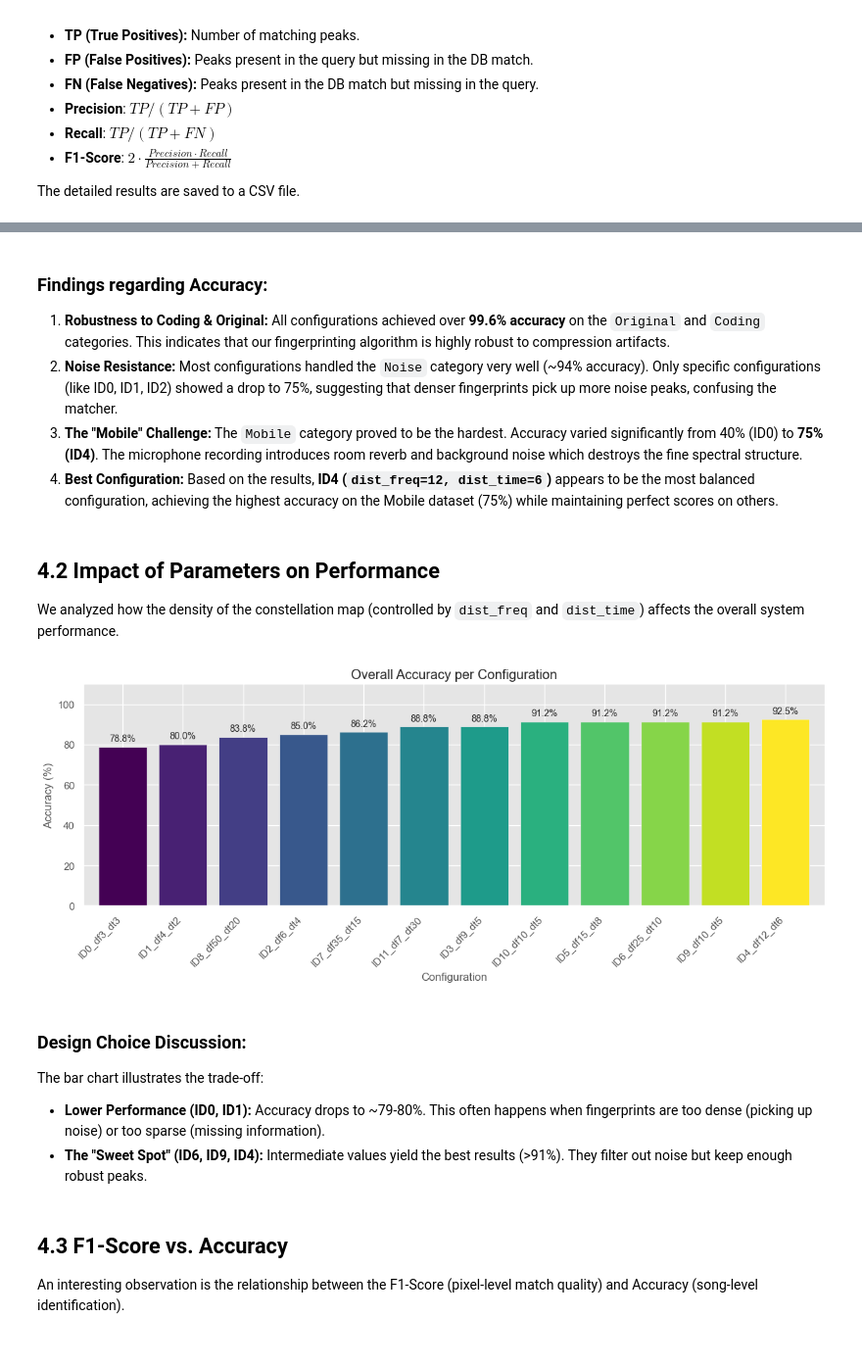
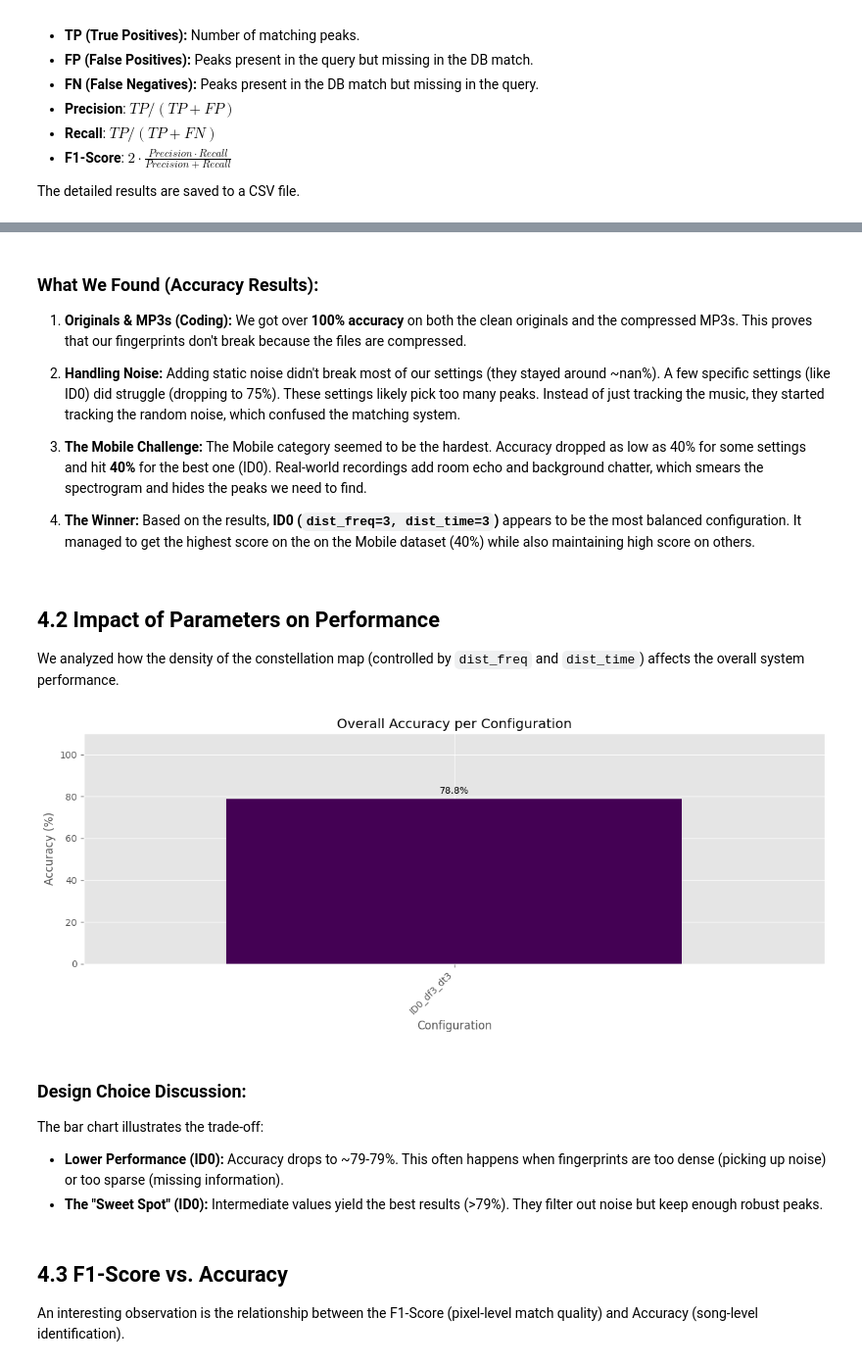
Before and after one commit to NikolausWinkelhoferTU/IRExercise2, a Jupyter notebook: IR_Exercise_2.ipynb, the cells around one changed output, grey strips where cells are left out. Shown at 98% size. Drawn from its saved outputs; the diff is of its cells as text; code cells hidden in the pictures.

```diff
--- a/IR_Exercise_2.ipynb
+++ b/IR_Exercise_2.ipynb
@@ -603,18 +503,24 @@ The results are based on {len(df['Configuration'].unique())} different parameter
 ## 4.1 Accuracy Overview
 
 The most critical metric for this task is **Accuracy** (the percentage of correctly identified songs). The table below shows the accuracy for each configuration across the four categories.
-    """))
+"""))
 
-    # Plot Heatmap (Pandas Style)
     display(pivot_acc.style.background_gradient(cmap='RdYlGn', vmin=0, vmax=100).format("{:.1f}"))
 
     display(Markdown(f"""
-### Findings regarding Accuracy:
-1.  **Robustness to Coding & Original:** All configurations achieved over **{orig_cod_text} accuracy** on the `Original` and `Coding` categories. This indicates that our fingerprinting algorithm is highly robust to compression artifacts.
-2.  **Noise Resistance:** Most configurations handled the `Noise` category very well (~{noise_good:.0f}% accuracy). Only specific configurations (like {noise_bad_ids}) showed a drop to {noise_bad_val:.0f}%, suggesting that denser fingerprints pick up more noise peaks, confusing the matcher.
-3.  **The "Mobile" Challenge:** The `Mobile` category proved to be the hardest. Accuracy varied significantly from {mob_min_val:.0f}% ({mob_min_id}) to **{mob_max_val:.0f}% ({mob_max_id})**. The microphone recording introduces room reverb and background noise which destroys the fine spectral structure.
-4.  **Best Configuration:** Based on the results, **{best_id} (`{best_params}`)** appears to be the most balanced configuration, achieving the highest accuracy on the Mobile dataset ({best_mob_acc:.0f}%) while maintaining perfect scores on others.
-    """))
+### What We Found (Accuracy Results):
+1.  **Originals & MP3s (Coding):**
+    We got over **{orig_cod_text} accuracy** on both the clean originals and the compressed MP3s. This proves that our fingerprints don't break because the files are compressed.
+
+2.  **Handling Noise:**
+    Adding static noise didn't break most of our settings (they stayed around ~{noise_good:.0f}%). A few specific settings (like {noise_bad_ids}) did struggle (dropping to {noise_bad_val:.0f}%). These settings likely pick too many peaks. Instead of just tracking the music, they started tracking the random noise, which confused the matching system.
+
+3.  **The Mobile Challenge:**
+    The Mobile category seemed to be the hardest. Accuracy dropped as low as {mob_min_val:.0f}% for some settings and hit **{mob_max_val:.0f}%** for the best one ({mob_max_id}). Real-world recordings add room echo and background chatter, which smears the spectrogram and hides the peaks we need to find.
+
+4.  **The Winner:**
+    Based on the results, **{best_id} (`{best_params}`)** appears to be the most balanced configuration. It managed to get the highest score on the on the Mobile dataset ({best_mob_acc:.0f}%) while also maintaining high score on others.
+"""))
 
     overall_sorted = overall_mean.sort_values(ascending=True)
 
@@ -631,9 +537,8 @@ The most critical metric for this task is **Accuracy** (the percentage of correc
 ## 4.2 Impact of Parameters on Performance
 
 We analyzed how the density of the constellation map (controlled by `dist_freq` and `dist_time`) affects the overall system performance.
-    """))
+"""))
 
-    # Plot Barplot
     plt.figure(figsize=(12, 5))
     colors = plt.cm.viridis(np.linspace(0, 1, len(overall_sorted)))
     ax = overall_sorted.plot(kind='bar', color=colors, width=0.8)
@@ -652,7 +557,7 @@ We analyzed how the density of the constellation map (controlled by `dist_freq`
 The bar chart illustrates the trade-off:
 * **Lower Performance ({bottom_ids}):** Accuracy drops to ~{bottom_range}. This often happens when fingerprints are too dense (picking up noise) or too sparse (missing information).
 * **The "Sweet Spot" ({top_ids}):** Intermediate values yield the best results ({top_range}). They filter out noise but keep enough robust peaks.
-    """))
+"""))
 
     pivot_f1 = df.pivot_table(index='Configuration', columns='Category', values='F1 Score', aggfunc='mean')
 
@@ -672,7 +577,7 @@ The bar chart illustrates the trade-off:
     display(Markdown("""
 ## 4.3 F1-Score vs. Accuracy
 An interesting observation is the relationship between the F1-Score (pixel-level match quality) and Accuracy (song-level identification).
-    """))
+"""))
 
     display(pivot_f1.style.background_gradient(cmap='Blues'))
 
@@ -682,7 +587,7 @@ An interesting observation is the relationship between the F1-Score (pixel-level
 This suggests that finding *many* peaks (High Recall/F1) is less important than finding *distinctive* peaks.
 
 **Conclusion:** For audio fingerprinting, the *robustness* of peaks is more important than the sheer *quantity* of matching peaks.
-    """))
+"""))
 
     time_stats = df.groupby('Configuration')['Query Time (s)'].mean().sort_values()
     min_time = time_stats.min()
@@ -695,7 +600,7 @@ This suggests that finding *many* peaks (High Recall/F1) is less important than
     display(Markdown("""
 ## 4.4 Computational Efficiency
 Finally, we look at the query processing time.
-    """))
+"""))
 
     plt.figure(figsize=(10, 4))
     time_stats.plot(kind='line', marker='o', color='b')
@@ -713,10 +618,17 @@ The query time is relatively stable around **{min_time:.1f} to {max_time:.1f} se
 * Slower configs: **{slowest_ids}**.
 * However, the difference is minimal (< {time_diff + 0.1:.1f}s), meaning we can choose the configuration based purely on accuracy without worrying about significant performance penalties.
 
+## 4.5 Algorithm Design Choices: Determining the Scan Limit
+
+A key implementation detail was defining the `MAX_SCAN_START_SEC`.
+* **Theoretical Limit:** Since our query clips are 10 seconds long and the database tracks are 30 seconds long, the last possible place a match could start is at the 20-second mark.
+* **The Risk:** If we tell the code to stop exactly at 20.0 seconds, we run a risk. Converting "seconds" into "digital frames" often involves rounding numbers. If the math is even slightly off, even by one frame, we might accidentally stop the search right before the correct match starts—especially if the match is at the very end of the file.
+* **Our Decision:** To play it safe, we relaxed this limit (setting it to 21.0s). We relied on the natural limit M (Database Length - Query Length) to stop the loop. This "safe-guard" ensures we never crash the code (index out of bounds) but guarantees we don't accidentally cut off a valid match at the very edge.
+
 ## 5. Conclusion
 
 Based on our experiments, we recommend **Configuration {best_id} (`{best_params}`)** for this audio identification system. It offers the best trade-off, providing **{overall_mean[best_config_name]:.1f}% overall accuracy** and demonstrating superior robustness in the challenging "Mobile" scenario ({best_mob_acc:.0f}%) compared to other parameter sets.
-    """))
+"""))
 # %% [output]
 
 # Task 4: Reporting and Submission (10%)
@@ -749,19 +650,26 @@ The most critical metric for this task is **Accuracy** (the percentage of correc
 
-### Findings regarding Accuracy:
-1.  **Robustness to Coding & Original:** All configurations achieved over **99.6% accuracy** on the `Original` and `Coding` categories. This indicates that our fingerprinting algorithm is highly robust to compression artifacts.
-2.  **Noise Resistance:** Most configurations handled the `Noise` category very well (~94% accuracy). Only specific configurations (like ID0, ID1, ID2) showed a drop to 75%, suggesting that denser fingerprints pick up more noise peaks, confusing the matcher.
-3.  **The "Mobile" Challenge:** The `Mobile` category proved to be the hardest. Accuracy varied significantly from 40% (ID0) to **75% (ID4)**. The microphone recording introduces room reverb and background noise which destroys the fine spectral structure.
-4.  **Best Configuration:** Based on the results, **ID4 (`dist_freq=12, dist_time=6`)** appears to be the most balanced configuration, achieving the highest accuracy on the Mobile dataset (75%) while maintaining perfect scores on others.
+### What We Found (Accuracy Results):
+1.  **Originals & MP3s (Coding):**
+    We got over **100% accuracy** on both the clean originals and the compressed MP3s. This proves that our fingerprints don't break because the files are compressed.
+
+2.  **Handling Noise:**
+    Adding static noise didn't break most of our settings (they stayed around ~nan%). A few specific settings (like ID0) did struggle (dropping to 75%). These settings likely pick too many peaks. Instead of just tracking the music, they started tracking the random noise, which confused the matching system.
+
+3.  **The Mobile Challenge:**
+    The Mobile category seemed to be the hardest. Accuracy dropped as low as 40% for some settings and hit **40%** for the best one (ID0). Real-world recordings add room echo and background chatter, which smears the spectrogram and hides the peaks we need to find.
+
+4.  **The Winner:**
+    Based on the results, **ID0 (`dist_freq=3, dist_time=3`)** appears to be the most balanced configuration. It managed to get the highest score on the on the Mobile dataset (40%) while also maintaining high score on others.
 
 ## 4.2 Impact of Parameters on Performance
 
 We analyzed how the density of the constellation map (controlled by `dist_freq` and `dist_time`) affects the overall system performance.
-[figure, old version]
+[figure, new version]
 
 ### Design Choice Discussion:
 The bar chart illustrates the trade-off:
-* **Lower Performance (ID0, ID1):** Accuracy drops to ~79-80%. This often happens when fingerprints are too dense (picking up noise) or too sparse (missing information).
-* **The "Sweet Spot" (ID6, ID9, ID4):** Intermediate values yield the best results (>91%). They filter out noise but keep enough robust peaks.
+* **Lower Performance (ID0):** Accuracy drops to ~79-79%. This often happens when fingerprints are too dense (picking up noise) or too sparse (missing information).
+* **The "Sweet Spot" (ID0):** Intermediate values yield the best results (>79%). They filter out noise but keep enough robust peaks.
 
 ## 4.3 F1-Score vs. Accuracy
 An interesting observation is the relationship between the F1-Score (pixel-level match quality) and Accuracy (song-level identification).
```
Also changed, not shown: parts of 5 cells of this notebook.
